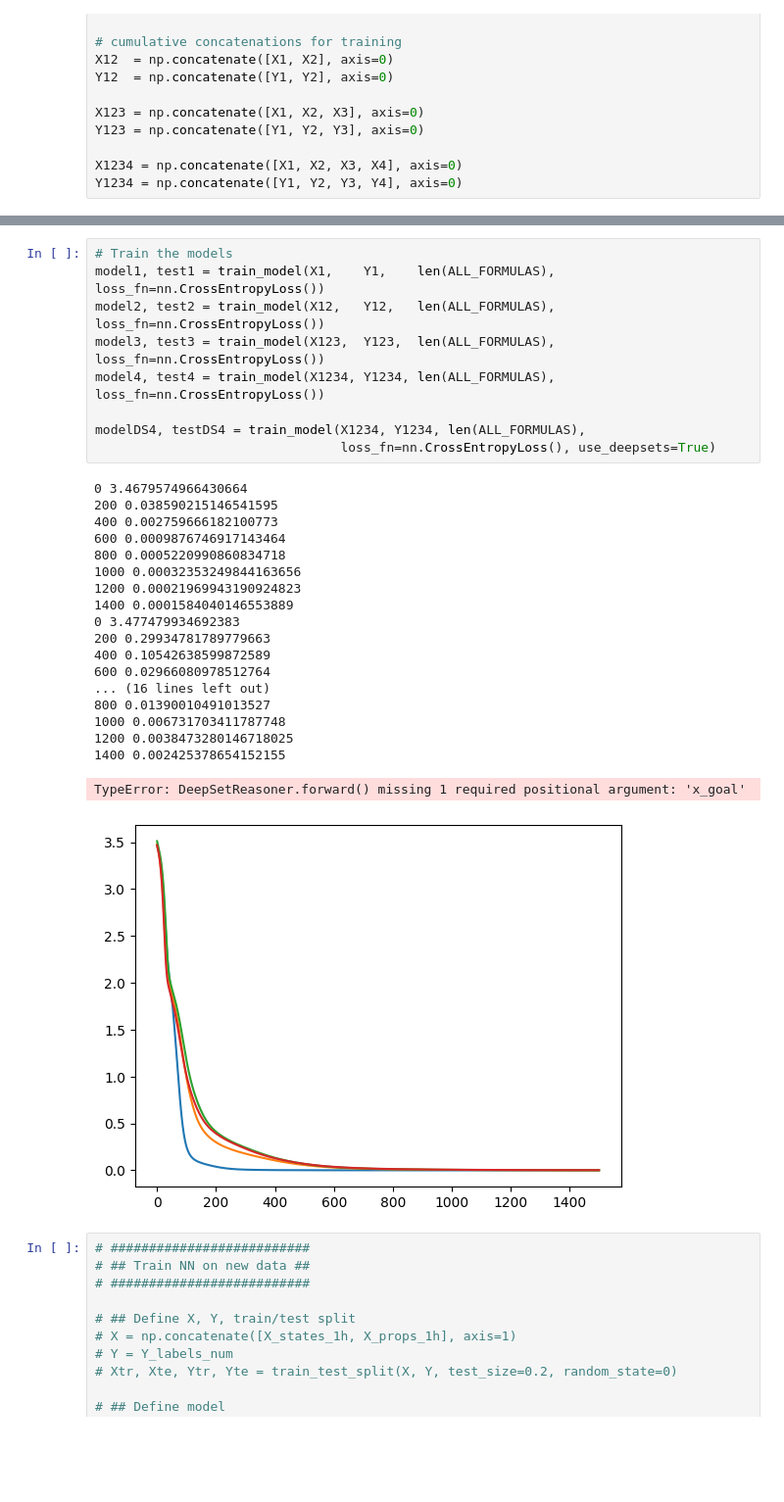
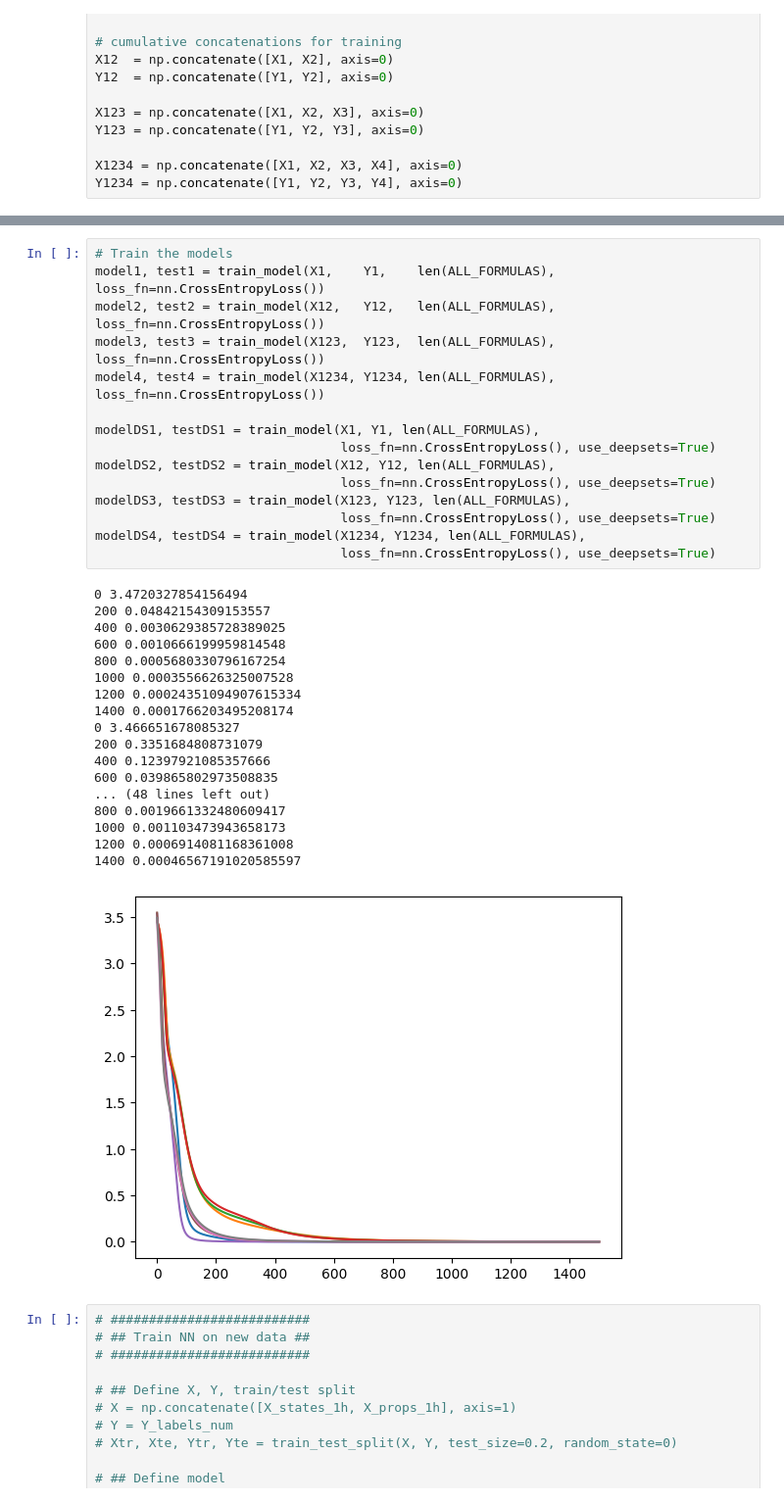
Before and after one commit to sferrante/Neuro-Symbolic-Reasoning, a Jupyter notebook: ProofAgent.ipynb, the cells around one changed output, grey strips where cells are left out. Shown at 98% size. Drawn from its saved outputs; the diff is of its cells as text; blank space fills up the shorter version.

```diff
--- a/ProofAgent.ipynb
+++ b/ProofAgent.ipynb
@@ -386,32 +390,37 @@ print(len(X1), len(X2), len(X3), len(X4))
 # %%
 # Train the models
 model1, test1 = train_model(X1,    Y1,    len(ALL_FORMULAS), loss_fn=nn.CrossEntropyLoss())
 model2, test2 = train_model(X12,   Y12,   len(ALL_FORMULAS), loss_fn=nn.CrossEntropyLoss())
 model3, test3 = train_model(X123,  Y123,  len(ALL_FORMULAS), loss_fn=nn.CrossEntropyLoss())
 model4, test4 = train_model(X1234, Y1234, len(ALL_FORMULAS), loss_fn=nn.CrossEntropyLoss())
 
+modelDS1, testDS1 = train_model(X1, Y1, len(ALL_FORMULAS),
+                                loss_fn=nn.CrossEntropyLoss(), use_deepsets=True)
+modelDS2, testDS2 = train_model(X12, Y12, len(ALL_FORMULAS),
+                                loss_fn=nn.CrossEntropyLoss(), use_deepsets=True)
+modelDS3, testDS3 = train_model(X123, Y123, len(ALL_FORMULAS),
+                                loss_fn=nn.CrossEntropyLoss(), use_deepsets=True)
 modelDS4, testDS4 = train_model(X1234, Y1234, len(ALL_FORMULAS),
                                 loss_fn=nn.CrossEntropyLoss(), use_deepsets=True)
 # %% [output]
-0 3.4679574966430664
-200 0.038590215146541595
-400 0.002759666182100773
-600 0.0009876746917143464
-800 0.0005220990860834718
-1000 0.00032353249844163656
-1200 0.00021969943190924823
-1400 0.0001584040146553889
-0 3.477479934692383
-200 0.29934781789779663
-400 0.10542638599872589
-600 0.02966080978512764
-... (16 lines left out)
-800 0.01390010491013527
-1000 0.006731703411787748
-1200 0.0038473280146718025
-1400 0.002425378654152155
+0 3.4720327854156494
+200 0.04842154309153557
+400 0.0030629385728389025
+600 0.0010666199959814548
+800 0.0005680330796167254
+1000 0.0003556626325007528
+1200 0.00024351094907615334
+1400 0.0001766203495208174
+0 3.466651678085327
+200 0.3351684808731079
+400 0.12397921085357666
+600 0.039865802973508835
+... (48 lines left out)
+800 0.0019661332480609417
+1000 0.001103473943658173
+1200 0.0006914081168361008
+1400 0.00046567191020585597
-TypeError: DeepSetReasoner.forward() missing 1 required positional argument: 'x_goal'
-[figure, old version]
+[figure, new version]
 # %%
 # ##########################
 # ## Train NN on new data ##
```
Also changed, not shown: parts of 21 cells of this notebook, 1 other file.
